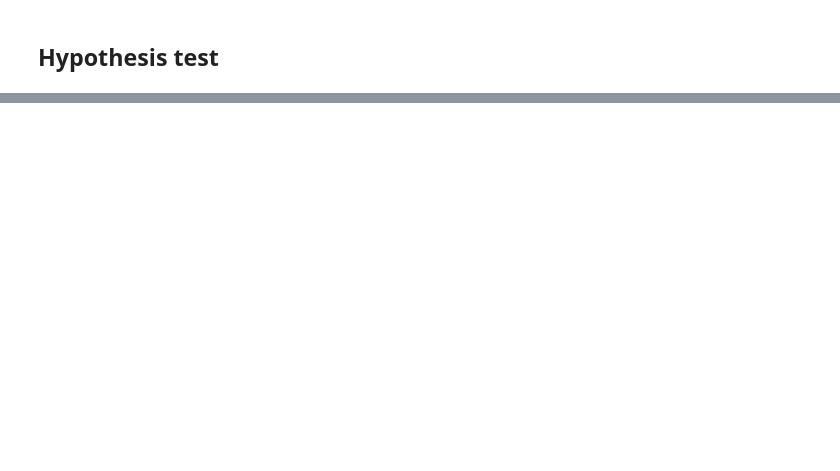
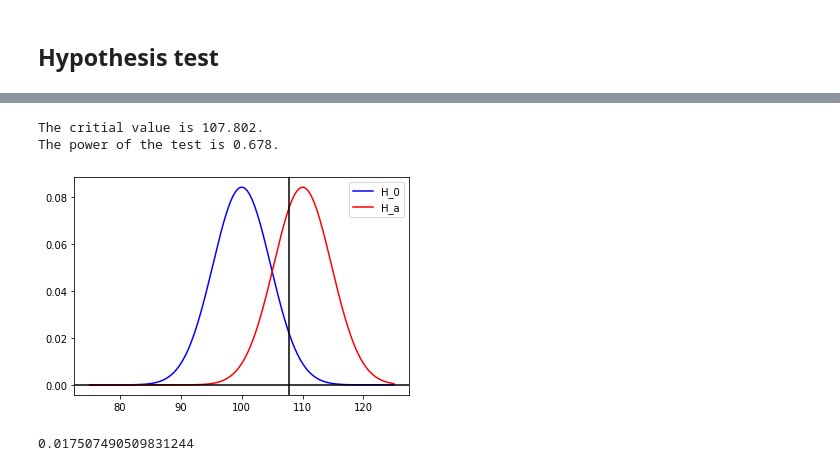
Before and after one commit to changyaochen/MECE4520, a Jupyter notebook: lectures/lecture_2/statistics_primer.ipynb, the cells around one changed output, grey strips where cells are left out. Drawn from its saved outputs; the diff is of its cells as text; code cells hidden in the pictures; blank space fills up the shorter version.

```diff
--- a/lectures/lecture_2/statistics_primer.ipynb
+++ b/lectures/lecture_2/statistics_primer.ipynb
@@ -130,35 +178,39 @@ for k in range(11):
 # %%
 # IQ example
 n = 10
 mu_0 = 100
 mu_a = 110
-sigma = 15**2
+sigma = 15
 alpha = 0.05  # Type I error rate
 
 
 x_range = np.arange(75, 125, 0.001)
 plt.plot(
     x_range,
-    norm.pdf(x_range, loc=mu_0, scale=np.sqrt(sigma / n)),
+    norm.pdf(x_range, loc=mu_0, scale=np.sqrt(sigma**2 / n)),
     color="blue",
     label="H_0"
 )
 
 plt.plot(
     x_range,
-    norm.pdf(x_range, loc=mu_a, scale=np.sqrt(sigma / n)),
+    norm.pdf(x_range, loc=mu_a, scale=np.sqrt(sigma**2 / n)),
     color="red",
     label="H_a"
 )
 
 # find the rejection region
-x_critical = norm.ppf(q=(1 - alpha), loc=mu_0, scale=np.sqrt(sigma / n))
-power = norm.sf(x=x_critical, loc=mu_a, scale=np.sqrt(sigma / n))
+x_critical = norm.ppf(q=(1 - alpha), loc=mu_0, scale=np.sqrt(sigma**2 / n))
+power = norm.sf(x=x_critical, loc=mu_a, scale=np.sqrt(sigma**2 / n))
 
 print(f"The critial value is {x_critical:5.3f}.")
 print(f"The power of the test is {power:5.3f}.")
 plt.axvline(x=x_critical, color="black")
 
 plt.axhline(y=0, color="black")
 plt.legend()
 plt.show()
+# %% [output]
+The critial value is 107.802.
+The power of the test is 0.678.
+[figure, added]
@@ -167,0 +217,5 @@ norm.sf(x=110, loc=mu_0, scale=np.sqrt(sigma / n))
+# %%
+# Get the p-value
+norm.sf(x=110, loc=mu_0, scale=np.sqrt(sigma / n))
+# %% [output]
+0.017507490509831244
```
Also changed, not shown: parts of 17 cells of this notebook.
